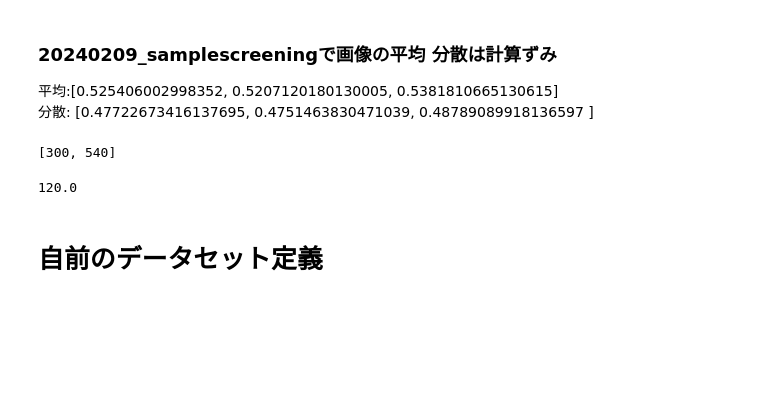
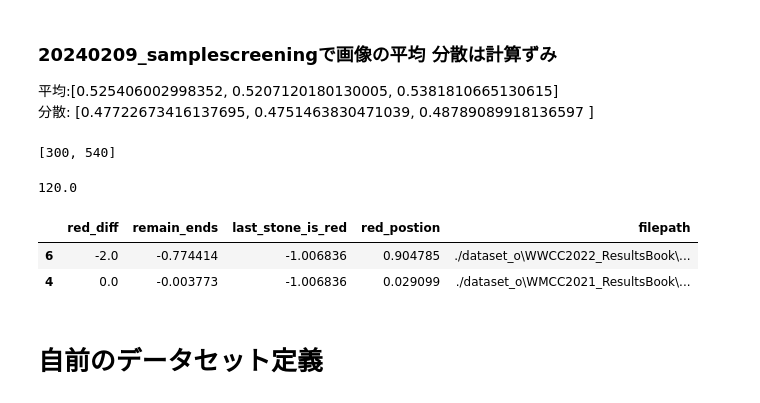
Before and after one commit to ghost-r-doi/-iris_streamlit, a Jupyter notebook: 20240209mynet.ipynb, the cells around one changed output. Saved outputs shown, nothing was run; the diff lists cells and outputs as text; code cells hidden in the pictures; blank space fills up the shorter version.

```diff
--- a/20240209mynet.ipynb
+++ b/20240209mynet.ipynb
@@ -101,6 +101,12 @@ transform_test = transforms.Compose([
 # %% [output]
 [300, 540]
 120.0
+# %%
+test_df.head(2)
+# %% [output]
+|  | red_diff | remain_ends | last_stone_is_red | red_postion | filepath |
+| 6 | -2.0 | -0.774414 | -1.006836 | 0.904785 | ./dataset_o\WWCC2022_ResultsBook\... |
+| 4 | 0.0 | -0.003773 | -1.006836 | 0.029099 | ./dataset_o\WMCC2021_ResultsBook\... |
 # %%
 from torch.utils.data import DataLoader, Dataset
 # %% [markdown]
```
Also changed, not shown: parts of 12 cells of this notebook, 2 other files.
